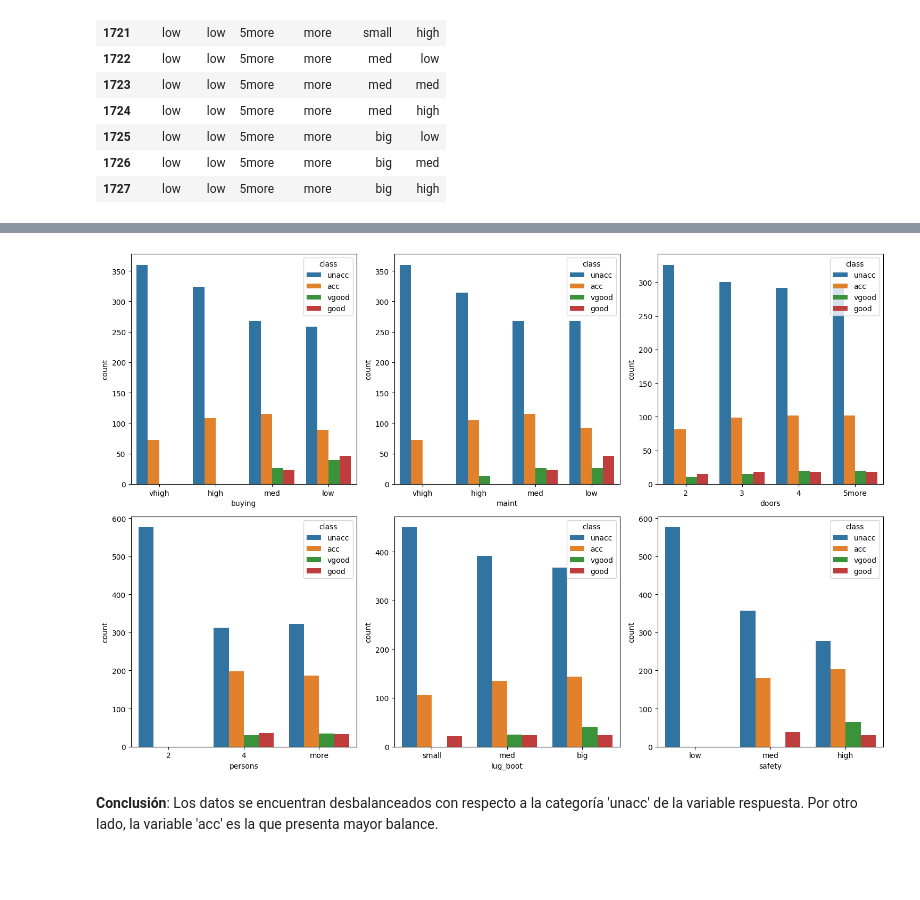
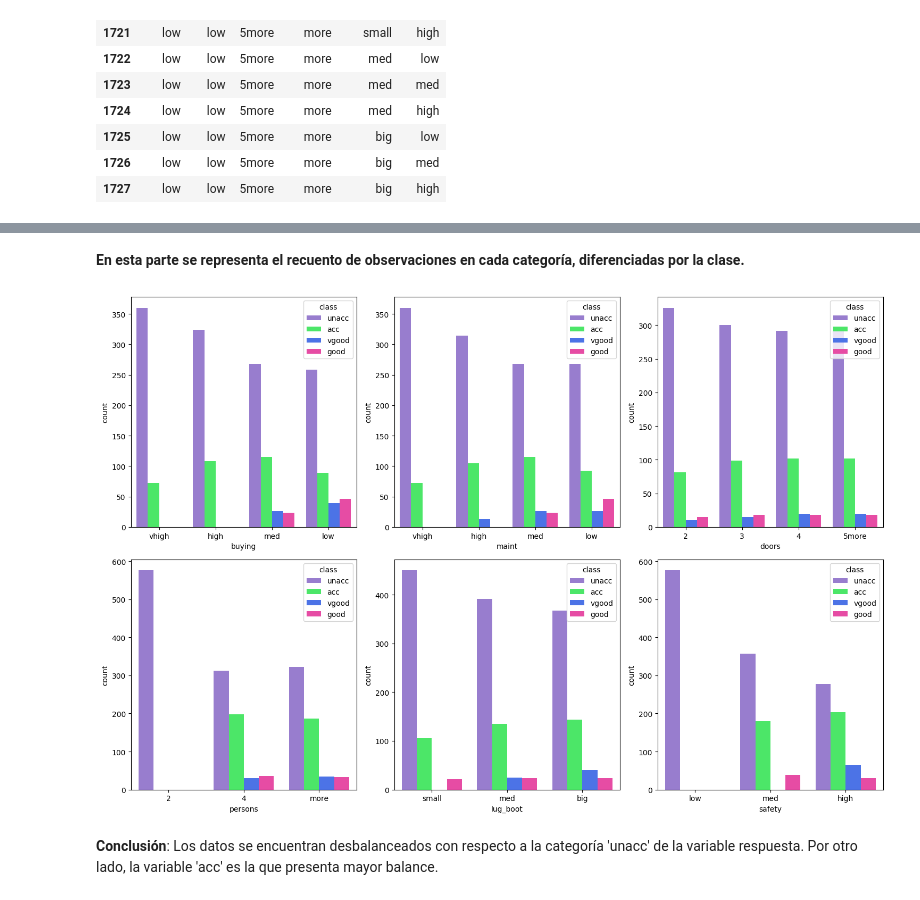
Before and after one commit to lauranorenab/Proyecto_Modelos_2, a Jupyter notebook: EDA_Car_Evaluation.ipynb, the cells around one changed output, grey strips where cells are left out. Cells and saved outputs as stored; diff of their text form; code cells hidden in the pictures; blank space fills up the shorter version.

```diff
--- a/EDA_Car_Evaluation.ipynb
+++ b/EDA_Car_Evaluation.ipynb
@@ -104,20 +139,24 @@ plt.show()
+# %% [markdown]
+**En esta parte se representa el recuento de observaciones en cada categoría, diferenciadas por la clase.**
 # %%
 fig, axes = plt.subplots(nrows=2, ncols=3, figsize=(15, 10))
 
 # Lista de categorías
 categorias = ['buying', 'maint', 'doors', 'persons', 'lug_boot', 'safety']
 
+custom_palette = ["#9370db", "#33FF57", "#3366FF", "#FF33A8"]
+
 # Iterar sobre las categorías y dibujar un diagrama de barras para cada una
 for i, categoria in enumerate(categorias):
     row = i // 3  # Calcular la fila actual
     col = i % 3   # Calcular la columna actual
-    sns.countplot(x=categoria, hue='class', data=df_car, ax=axes[row, col])
+    sns.countplot(x=categoria, hue='class', data=df_car, ax=axes[row, col], palette=custom_palette)
 
 # Ajustar el diseño y mostrar el gráfico
 plt.tight_layout()
 plt.show()
 # %% [output]
-[figure, old version]
+[figure, new version]
 # %% [markdown]
 
 **Conclusión**: Los datos se encuentran desbalanceados con respecto a la categoría 'unacc' de la variable respuesta. Por otro lado, la variable 'acc' es la que presenta mayor balance.
```
Also changed, not shown: parts of 11 cells of this notebook.
